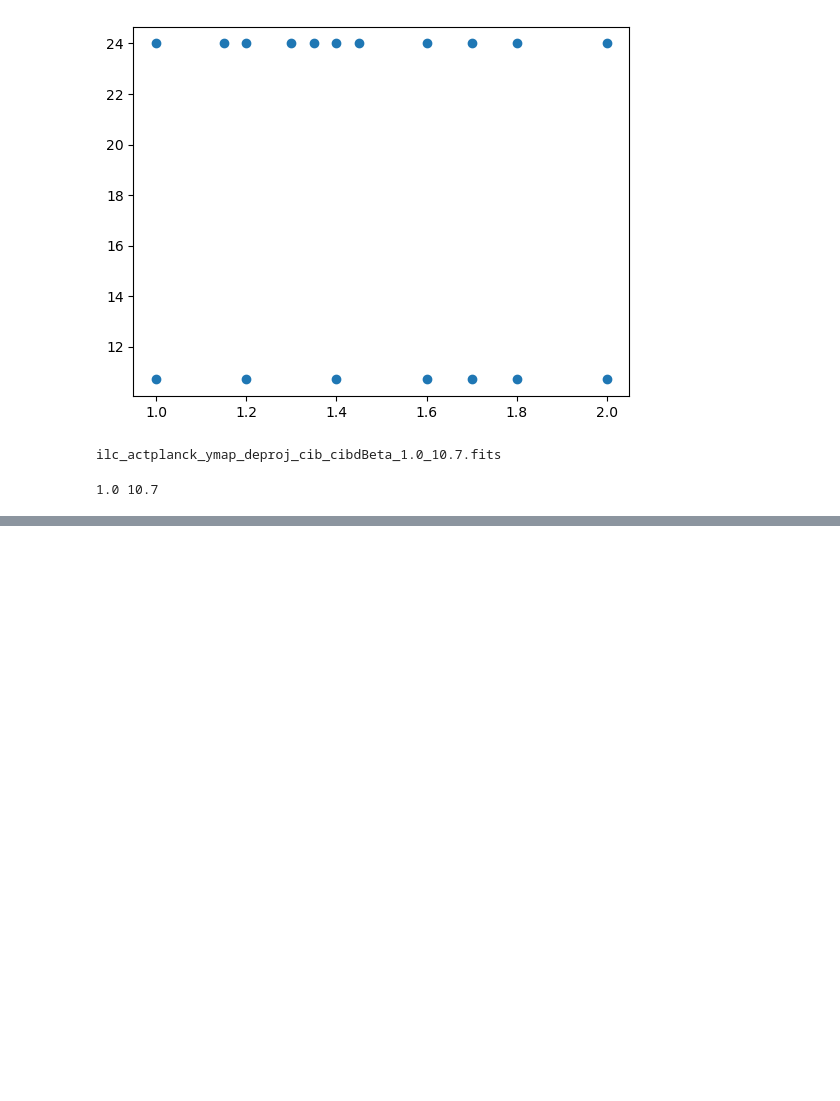
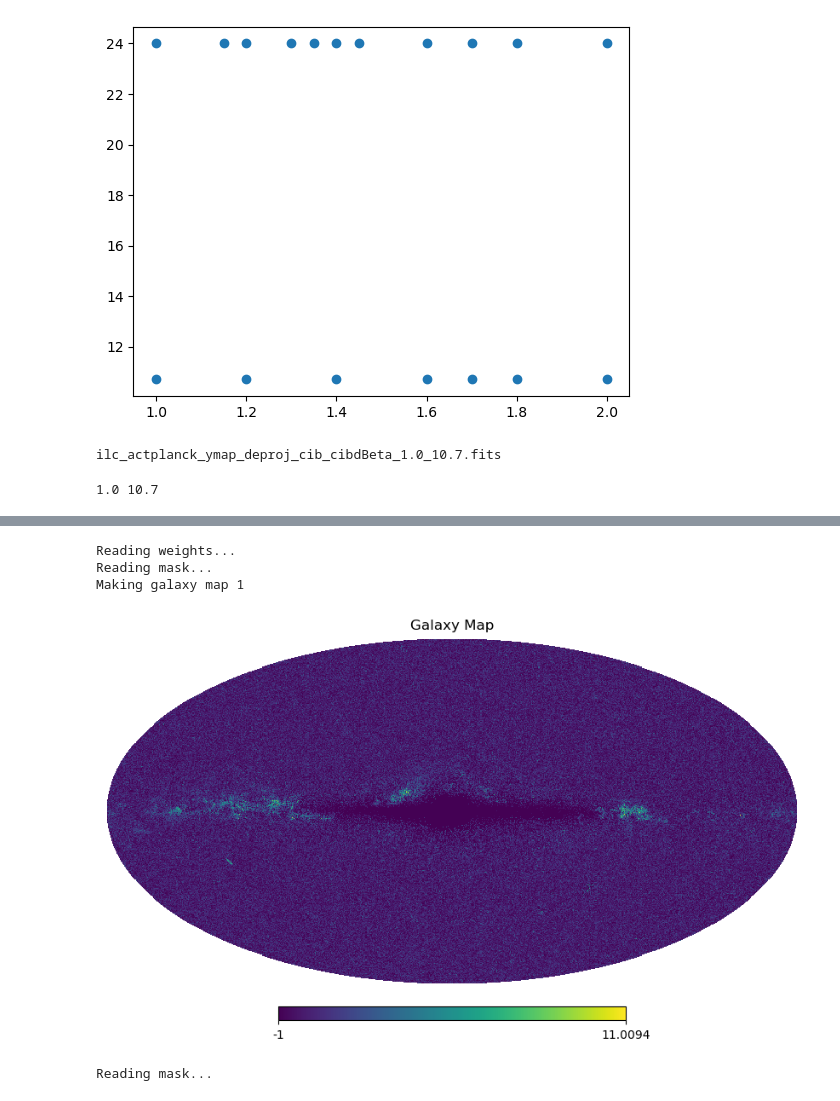
Before and after one commit to Zguandi/unWISE_SZ, a Jupyter notebook: act_sample.ipynb, the cells around one changed output, grey strips where cells are left out. Saved outputs shown, nothing was run; the diff lists cells and outputs as text; code cells hidden in the pictures; blank space fills up the shorter version.

Commit message:
managed galaxy_map_making and packaged to assets

```diff
--- a/act_sample.ipynb
+++ b/act_sample.ipynb
@@ -78,0 +82,21 @@ for item in codex:
+# %%
+galaxy = galmake.makemap(1)
+hp.mollview(galaxy, title='Galaxy Map')
+# %% [output]
+Reading weights...
+Reading mask...
+Making galaxy map 1
+[figure, added]
+# %%
+from astropy.io import fits
+
+print('Reading mask...')
+mask = hp.read_map(galmake.pathmask)
+lost = fits.open(galmake.lostmap)
+mask_lost = lost[0].data
+invalid = mask_lost == 0
+
+galmask = mask * invalid
+# hp.mollview(galmask, title='Galaxy Mask')
+# %% [output]
+Reading mask...
```
Also changed, not shown: parts of 1 cell of this notebook, 2 other files.
